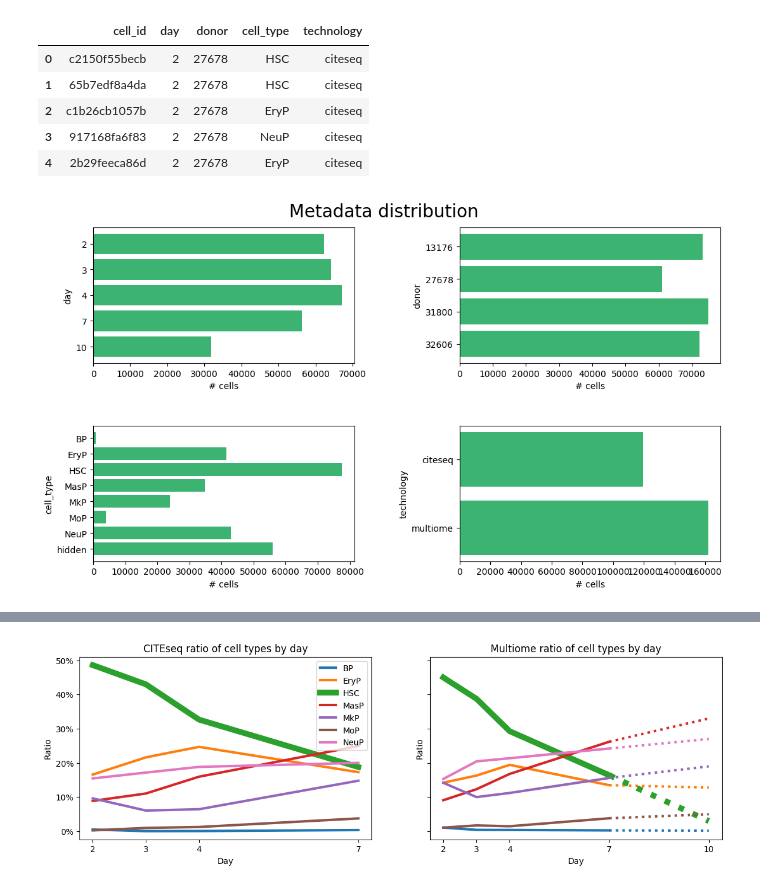
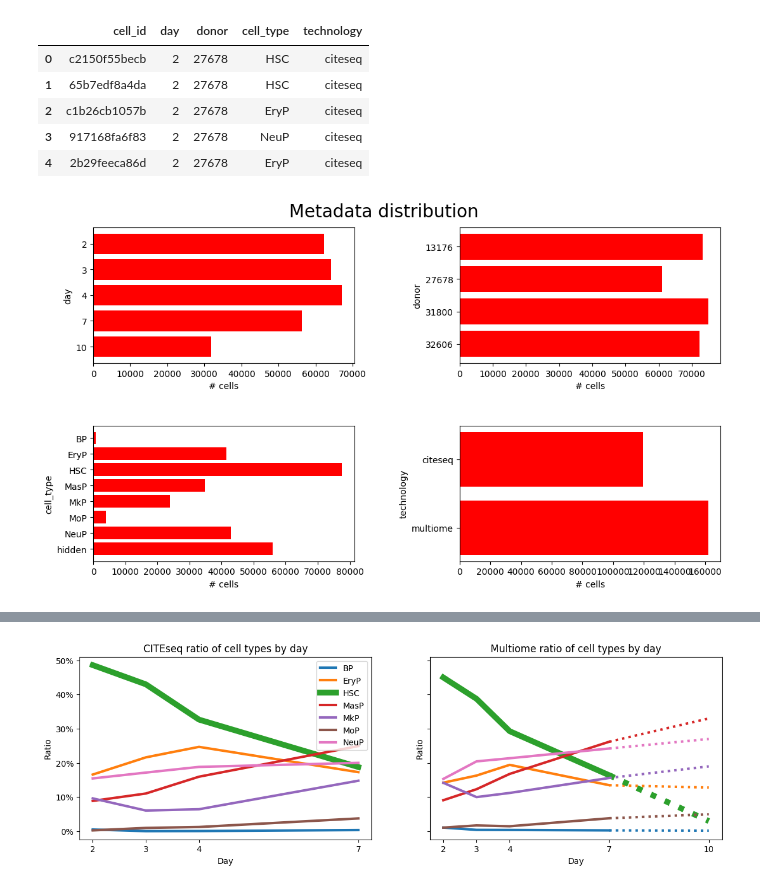
Before and after one commit to chrenx/mini-proj-nus, a Jupyter notebook: data_analysis.ipynb, the cells around one changed output, grey strips where cells are left out. Saved outputs shown, nothing was run; the diff lists cells and outputs as text; code cells hidden in the pictures.

```diff
--- a/data_analysis.ipynb
+++ b/data_analysis.ipynb
@@ -68,16 +68,16 @@ dtype: int64
 # %%
 _, axs = plt.subplots(2, 2, figsize=(11, 6))
 for col, ax in zip(['day', 'donor', 'cell_type', 'technology'], axs.ravel()):
     vc = df_meta[col].astype(str).value_counts()
     if col == 'day':
         vc.sort_index(key = lambda x : x.astype(int), ascending=False, inplace=True)
     else:
         vc.sort_index(ascending=False, inplace=True)
-    ax.barh(vc.index, vc, color=['MediumSeaGreen'])
+    ax.barh(vc.index, vc, color=['red'])
     ax.set_ylabel(col)
     ax.set_xlabel('# cells')
 plt.tight_layout(h_pad=4, w_pad=4)
 plt.suptitle('Metadata distribution', y=1.04, fontsize=20)
 plt.show()
 # %% [output]
-[figure, old version]
+[figure, new version]
```
Also changed, not shown: parts of 6 cells of this notebook, 23 other files.
